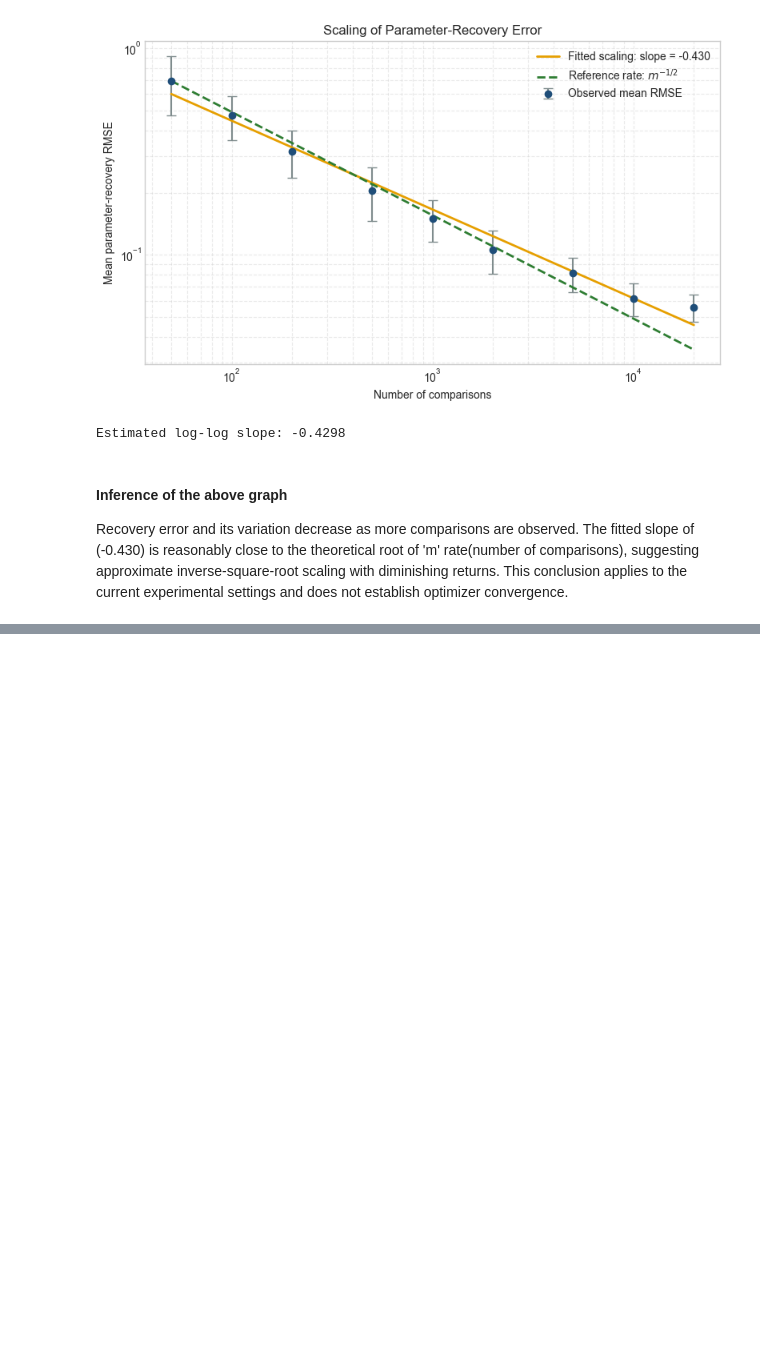
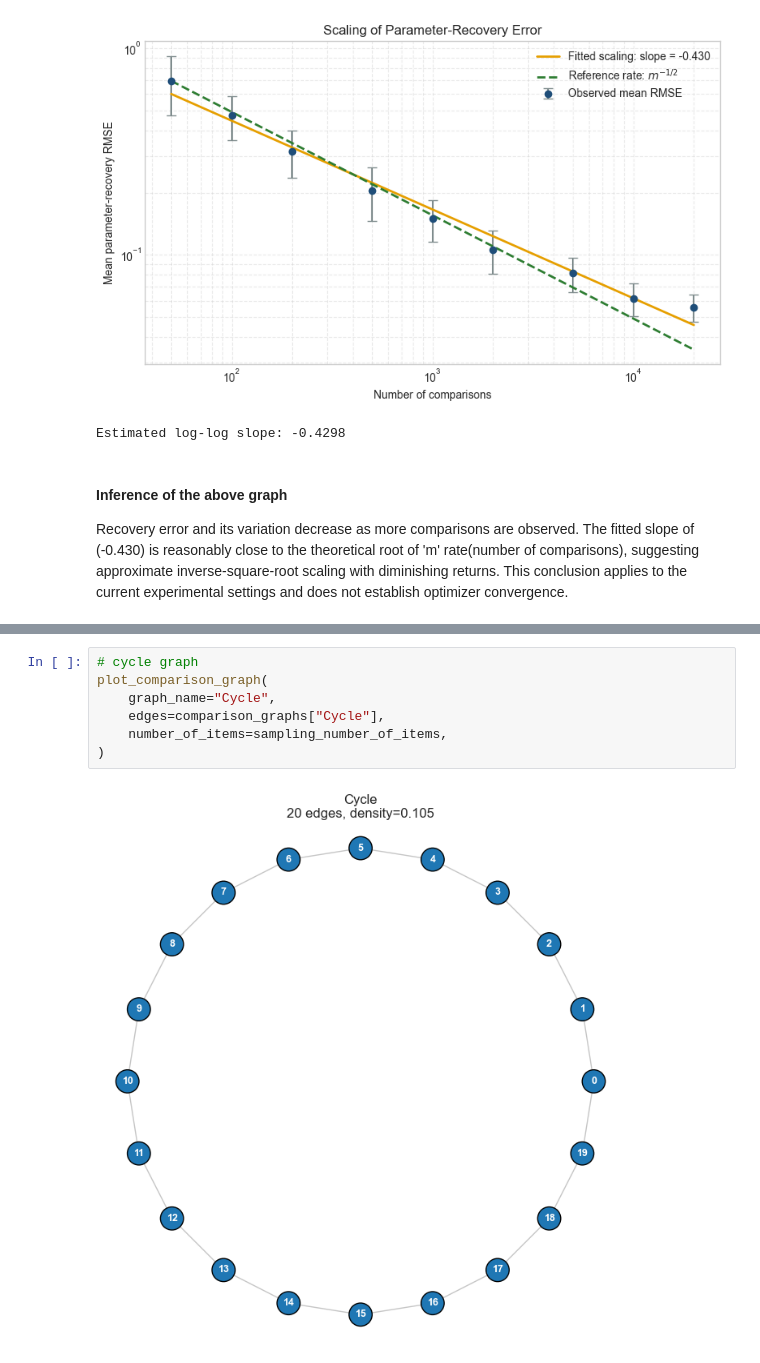
Before and after one commit to rbhdsks/Learning-from-Comparison-Data-Master-Thesis-Project-, a Jupyter notebook: notebooks/experiments/01_BradleyTerry_recovery.ipynb, the cells around one changed output, grey strips where cells are left out. Saved outputs shown, nothing was run; the diff lists cells and outputs as text; blank space fills up the shorter version.

```diff
--- a/notebooks/experiments/01_BradleyTerry_recovery.ipynb
+++ b/notebooks/experiments/01_BradleyTerry_recovery.ipynb
@@ -637,0 +1561,9 @@ Completed 80 items with 8000 comparisons in 51.89 seconds
+# %%
+# cycle graph
+plot_comparison_graph(
+    graph_name="Cycle",
+    edges=comparison_graphs["Cycle"],
+    number_of_items=sampling_number_of_items,
+)
+# %% [output]
+[figure, added]
```
Also changed, not shown: parts of 32 cells of this notebook.
